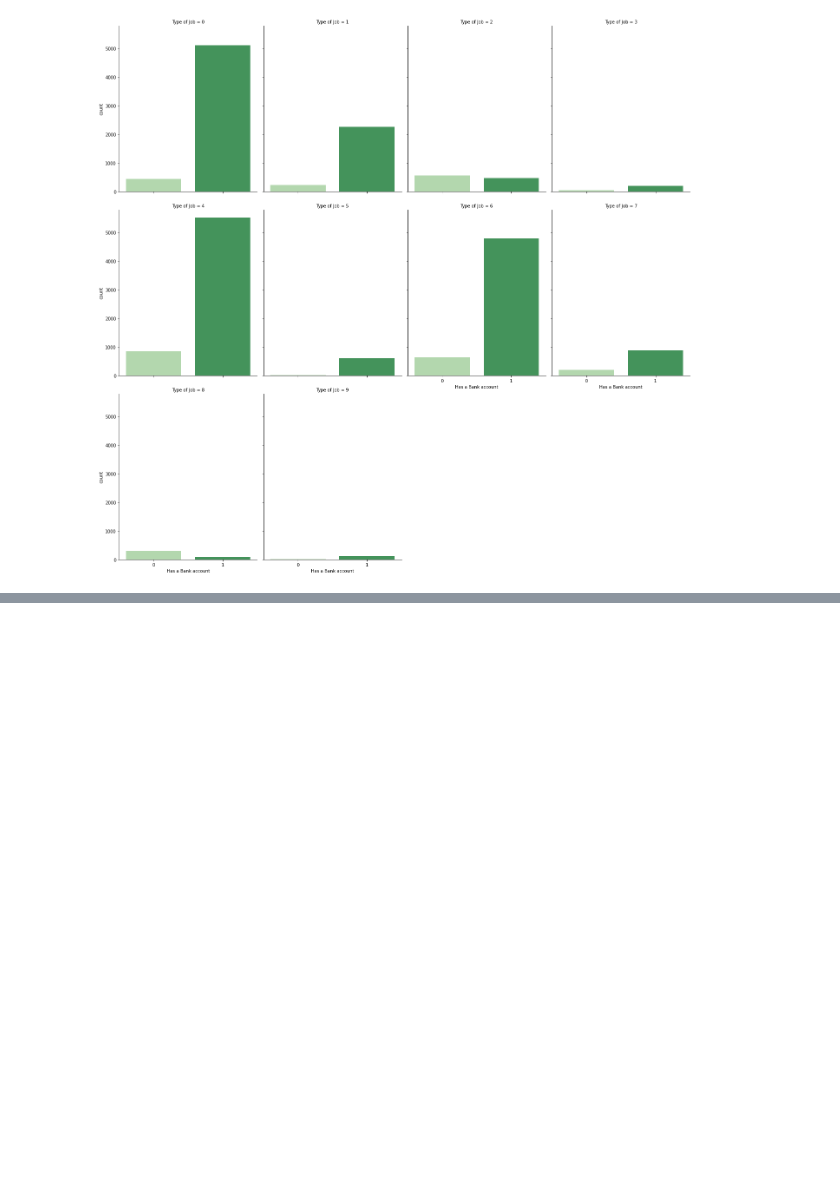
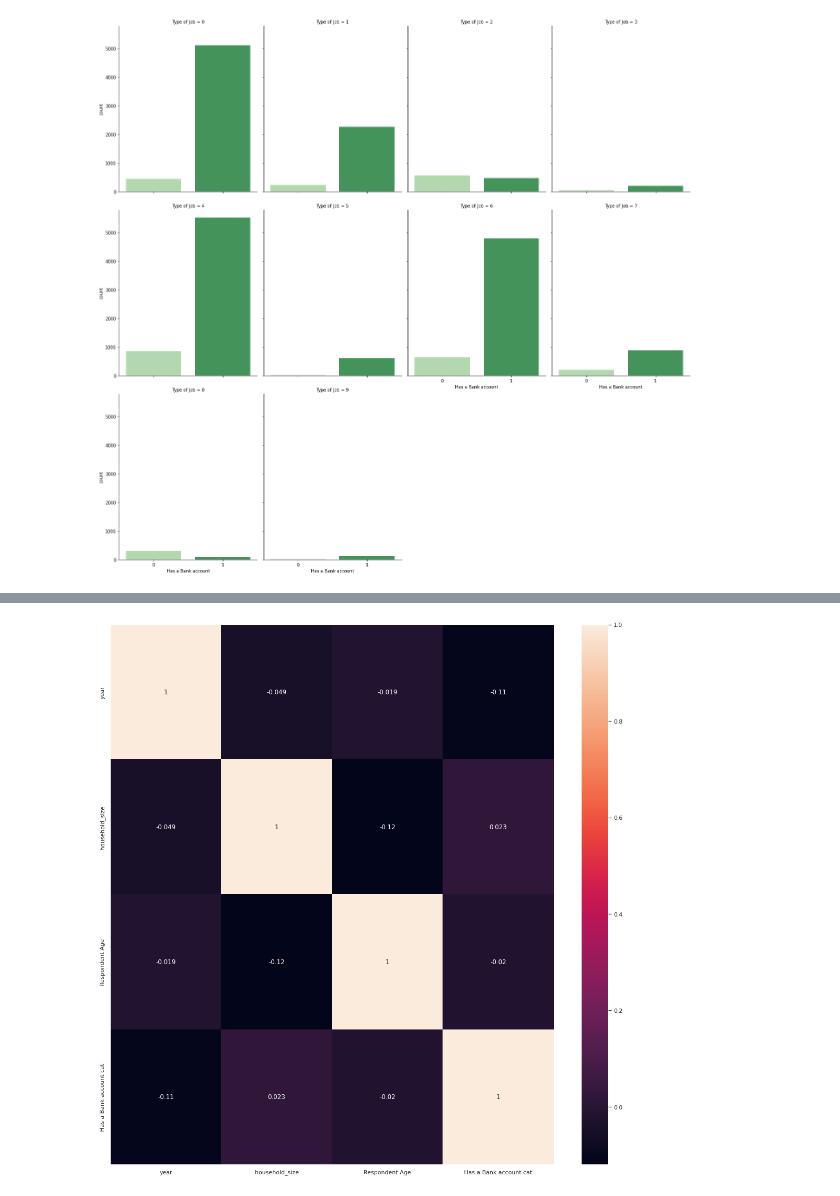
Before and after one commit to Gakarau/IP-Moringa, a Jupyter notebook: Independent_Project.ipynb, the cells around one changed output, grey strips where cells are left out. Cells and saved outputs as stored; diff of their text form; code cells hidden in the pictures; blank space fills up the shorter version.

```diff
--- a/Independent_Project.ipynb
+++ b/Independent_Project.ipynb
@@ -365,0 +375,6 @@ sns.catplot("Has a Bank account", col="Type of Job", col_wrap=4, data=Data1, kin
+# %%
+# heatmap
+sns.heatmap(Data1.corr(),annot=True)
+plt.show()
+# %% [output]
+[figure, added]
```
Also changed, not shown: parts of 1 cell of this notebook.
